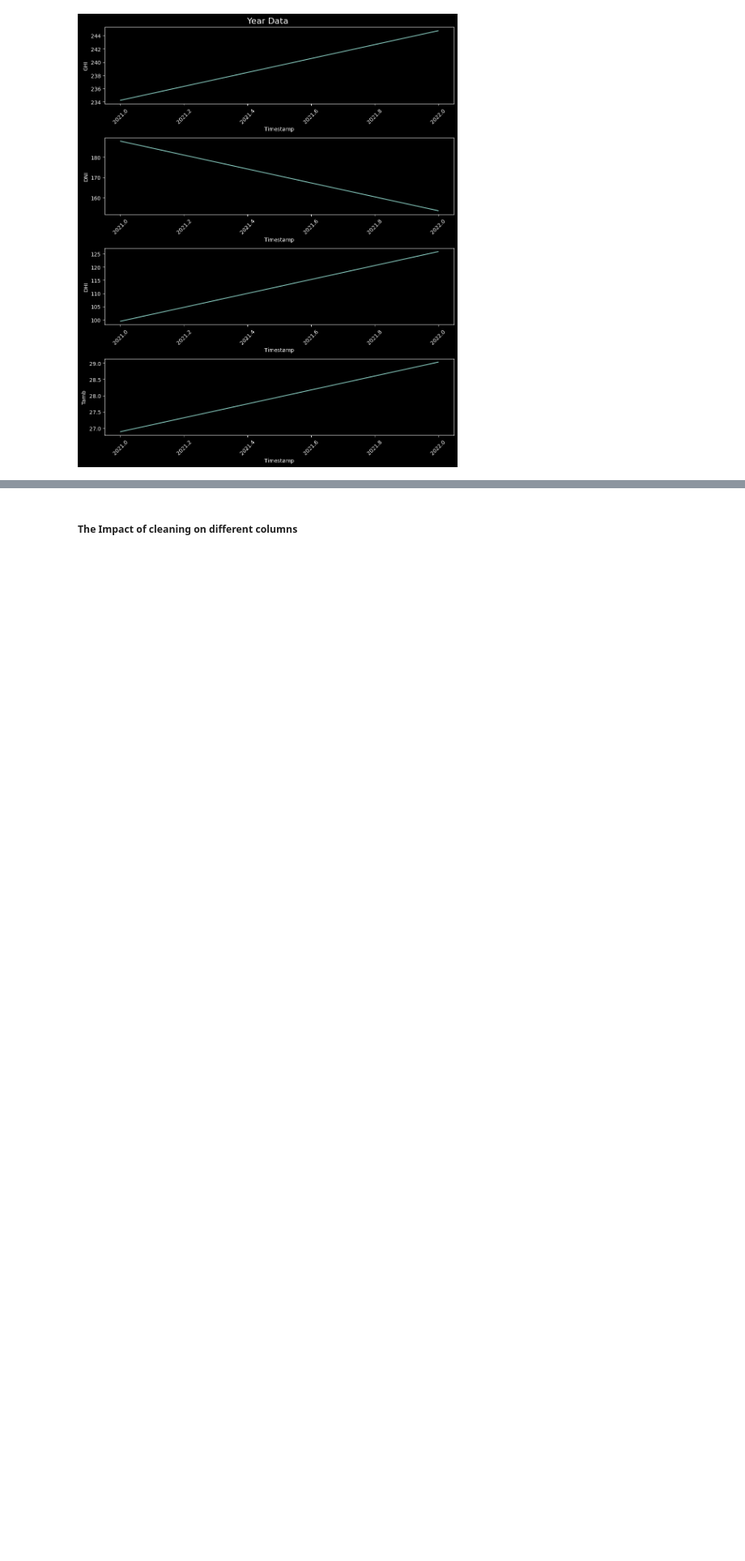
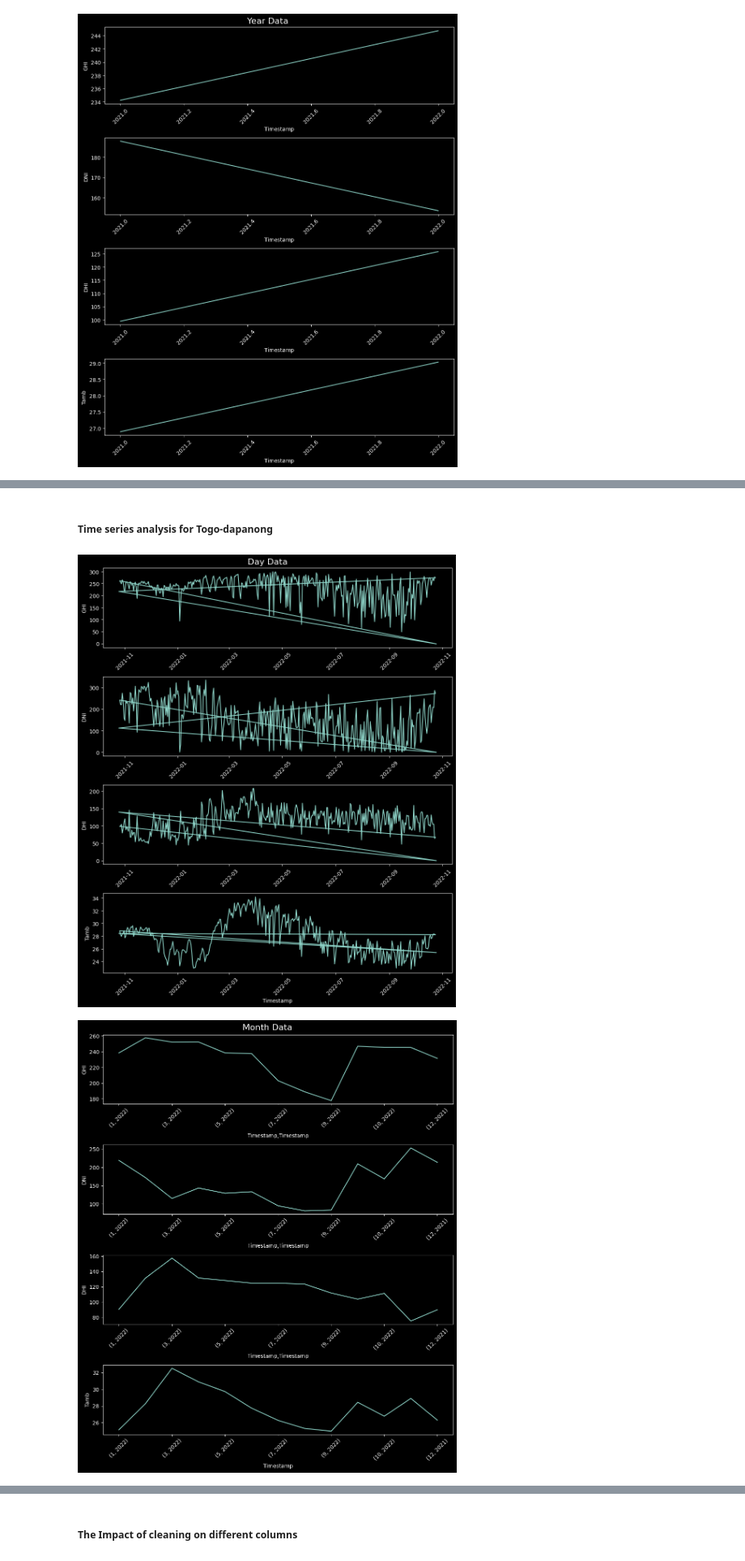
Before and after one commit to Yosef-ft/Solar_Radiation_Analysis, a Jupyter notebook: notebooks/Timeseries_analysis.ipynb, the cells around one changed output, grey strips where cells are left out. Shown at 81% size. Cells and saved outputs as stored; diff of their text form; code cells hidden in the pictures; blank space fills up the shorter version.

```diff
--- a/notebooks/Timeseries_analysis.ipynb
+++ b/notebooks/Timeseries_analysis.ipynb
@@ -35,0 +46,7 @@ plot_timeseries(benin)
+# %% [markdown]
+##### Time series analysis for Togo-dapanong
+# %%
+plot_timeseries(togo)
+# %% [output]
+[figure, added]
+[figure, added]
```
Also changed, not shown: parts of 14 cells of this notebook.
